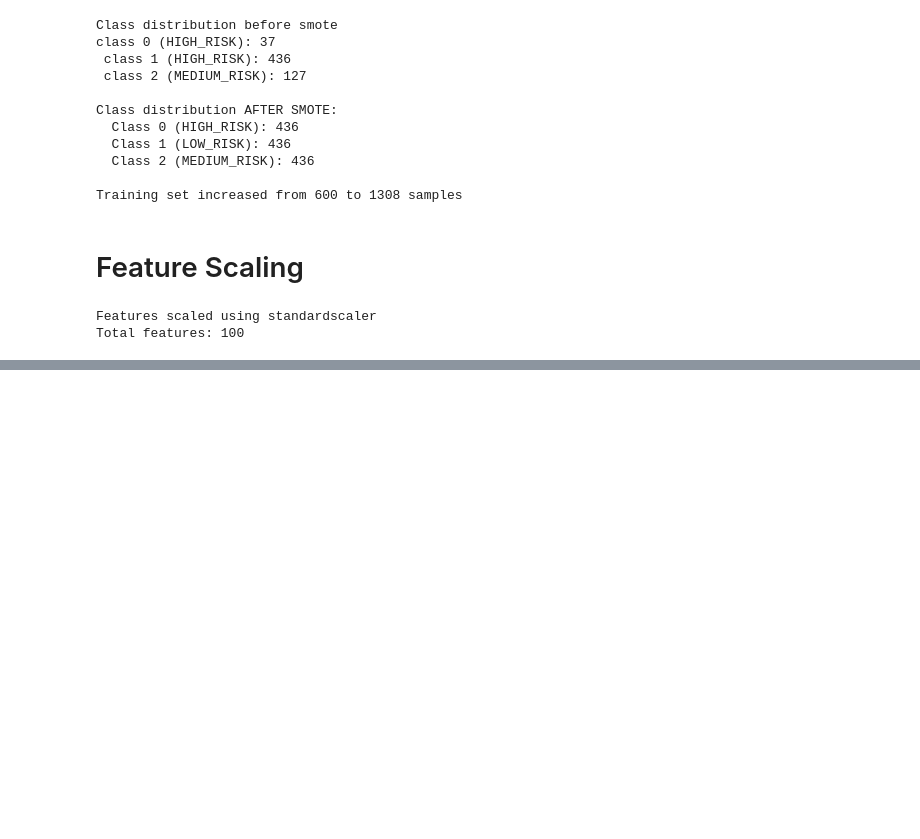
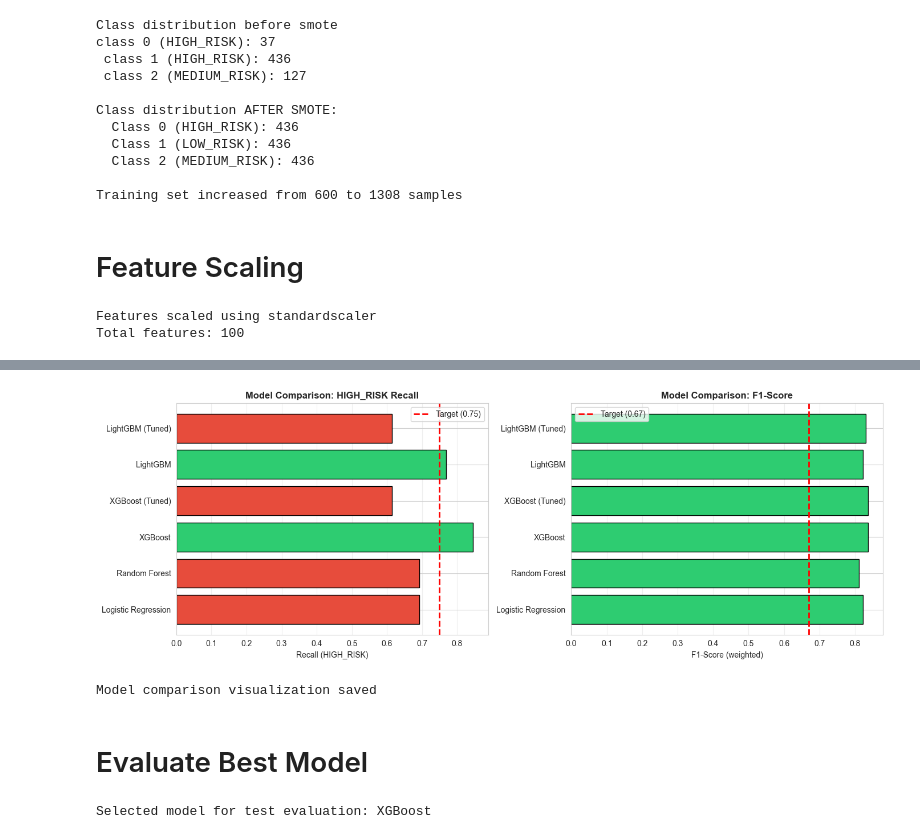
Before and after one commit to addetsi/Military-Personnel-Deployment-and-Attrition-Risk-Modeling, a Jupyter notebook: 04_attrition_modeling.ipynb, the cells around one changed output, grey strips where cells are left out. Drawn from its saved outputs; the diff is of its cells as text; code cells hidden in the pictures; blank space fills up the shorter version.

Commit message:
completed attrition modeling

```diff
--- a/04_attrition_modeling.ipynb
+++ b/04_attrition_modeling.ipynb
@@ -233,3 +215,12 @@ print(f"Total features: {len(feature_names)}")
 # %% [output]
 Features scaled using standardscaler
 Total features: 100
+# %%
+def calculate_high_risk_recall(y_true, y_pred):
+    from sklearn.metrics import recall_score
+    # Get per-class recall (returns array of 3 values)
+    per_class_recall = recall_score(y_true, y_pred, labels=[0, 1, 2], average=None)
+    # Return HIGH_RISK recall (first element)
+    return per_class_recall[0]
+
+print("Helper function loaded")
@@ -235,0 +696,53 @@ Total features: 100
+# %%
+# Visualize comparison
+fig, axes = plt.subplots(1, 2, figsize=(14, 5))
+
+# Plot 1: Recall comparison
+colors_recall = ['#e74c3c' if x < 0.75 else '#2ecc71' for x in comparison_df['Recall (HIGH_RISK)']]
+axes[0].barh(comparison_df['Model'], comparison_df['Recall (HIGH_RISK)'], color=colors_recall, edgecolor='black')
+axes[0].axvline(x=0.75, color='red', linestyle='--', linewidth=2, label='Target (0.75)')
+axes[0].set_xlabel('Recall (HIGH_RISK)')
+axes[0].set_title('Model Comparison: HIGH_RISK Recall', fontweight='bold')
+axes[0].legend()
+axes[0].grid(axis='x', alpha=0.3)
+
+# Plot 2: F1-Score comparison
+colors_f1 = ['#e74c3c' if x < 0.67 else '#2ecc71' for x in comparison_df['F1-Score (weighted)']]
+axes[1].barh(comparison_df['Model'], comparison_df['F1-Score (weighted)'], color=colors_f1, edgecolor='black')
+axes[1].axvline(x=0.67, color='red', linestyle='--', linewidth=2, label='Target (0.67)')
+axes[1].set_xlabel('F1-Score (weighted)')
+axes[1].set_title('Model Comparison: F1-Score', fontweight='bold')
+axes[1].legend()
+axes[1].grid(axis='x', alpha=0.3)
+
+plt.tight_layout()
+plt.savefig(config.FIGURES_DIR / 'attrition_model_comparison.png', dpi=300, bbox_inches='tight')
+plt.show()
+
+print("Model comparison visualization saved")
+# %% [output]
+[figure, added]
+Model comparison visualization saved
+# %% [markdown]
+# Evaluate Best Model
+# %%
+# Select best model (highest recall)
+models_dict = {
+    'Logistic Regression': lr_model,
+    'Random Forest': rf_model,
+    'XGBoost': xgb_model,
+    'LightGBM': lgb_model
+}
+
+best_model = models_dict[best_model_name]
+print(f"Selected model for test evaluation: {best_model_name}")
+
+# Test set predictions
+if best_model_name == 'Logistic Regression':
+    y_test_pred = best_model.predict(X_test_scaled)
+    y_test_proba = best_model.predict_proba(X_test_scaled)
+else:
+    y_test_pred = best_model.predict(X_test)
+    y_test_proba = best_model.predict_proba(X_test)
+# %% [output]
+Selected model for test evaluation: XGBoost
```
Also changed, not shown: parts of 21 cells of this notebook, 10 other files.
